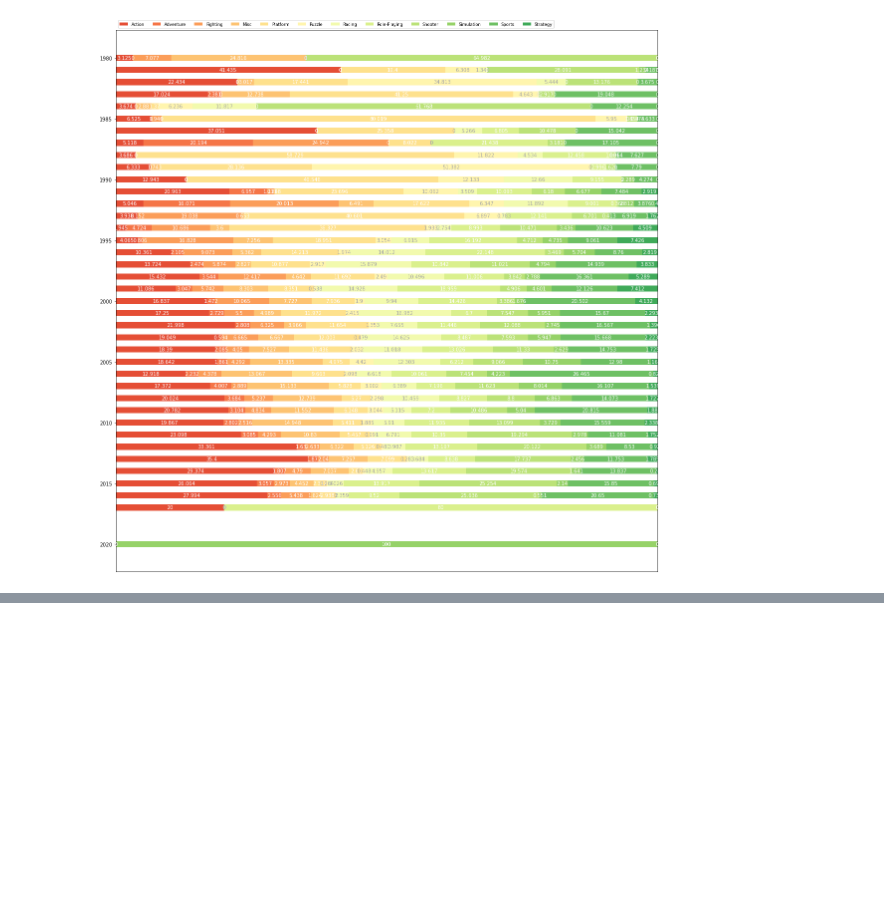
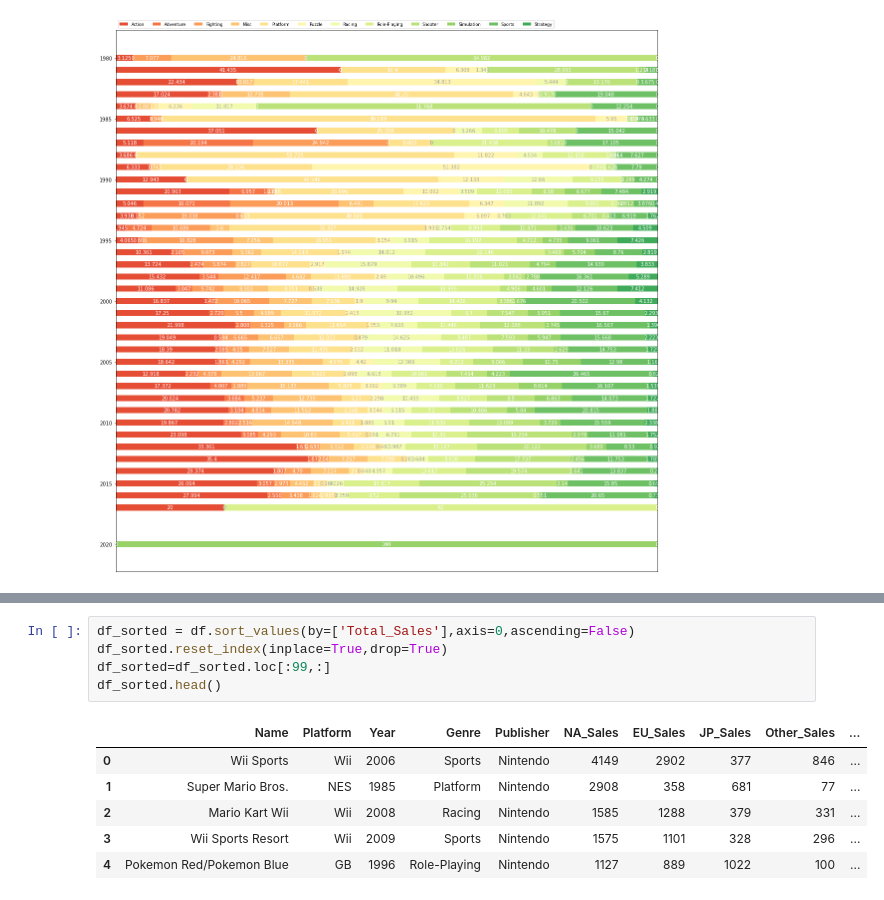
Before and after one commit to Harry-000/cs-section-project, a Jupyter notebook: AI06_Section1_Project.ipynb, the cells around one changed output, grey strips where cells are left out. Cells and saved outputs as stored; diff of their text form; blank space fills up the shorter version.

```diff
--- a/AI06_Section1_Project.ipynb
+++ b/AI06_Section1_Project.ipynb
@@ -314,0 +327,12 @@ plt.show()
+# %%
+df_sorted = df.sort_values(by=['Total_Sales'],axis=0,ascending=False)
+df_sorted.reset_index(inplace=True,drop=True)
+df_sorted=df_sorted.loc[:99,:]
+df_sorted.head()
+# %% [output]
+|  | Name | Platform | Year | Genre | Publisher | NA_Sales | EU_Sales | JP_Sales | Other_Sales | ... |
+| 0 | Wii Sports | Wii | 2006 | Sports | Nintendo | 4149 | 2902 | 377 | 846 | ... |
+| 1 | Super Mario Bros. | NES | 1985 | Platform | Nintendo | 2908 | 358 | 681 | 77 | ... |
+| 2 | Mario Kart Wii | Wii | 2008 | Racing | Nintendo | 1585 | 1288 | 379 | 331 | ... |
+| 3 | Wii Sports Resort | Wii | 2009 | Sports | Nintendo | 1575 | 1101 | 328 | 296 | ... |
+| 4 | Pokemon Red/Pokemon Blue | GB | 1996 | Role-Playing | Nintendo | 1127 | 889 | 1022 | 100 | ... |
```
Also changed, not shown: parts of 6 cells of this notebook.
